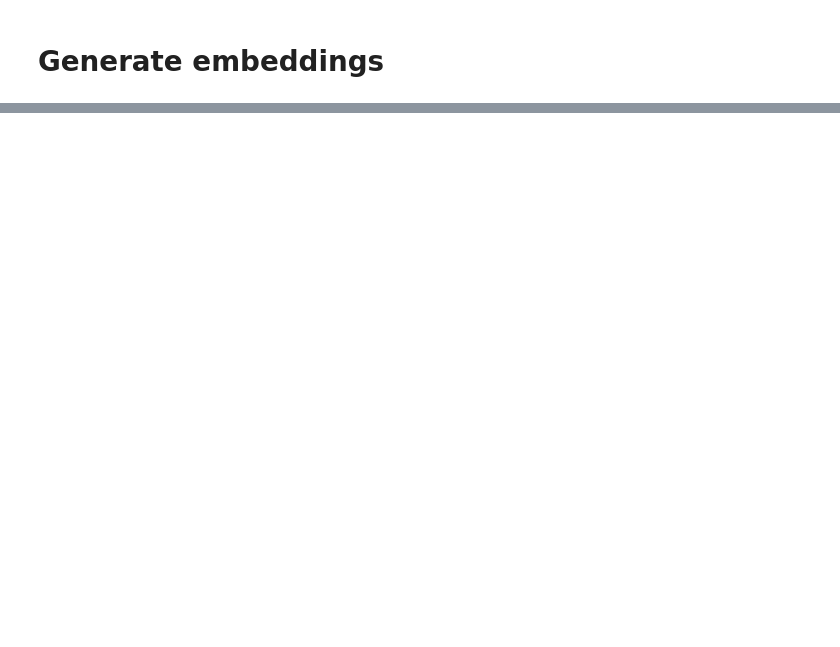
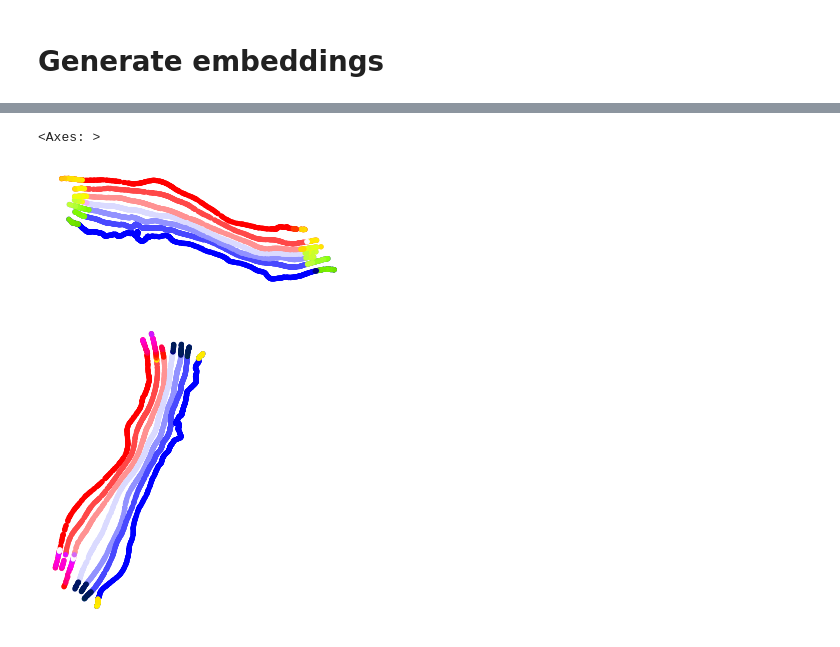
Before and after one commit to Mishne-Lab/pyRATS, a Jupyter notebook: examples/motor_cortex.ipynb, the cells around one changed output, grey strips where cells are left out. Saved outputs shown, nothing was run; the diff lists cells and outputs as text; code cells hidden in the pictures; blank space fills up the shorter version.

```diff
--- a/examples/motor_cortex.ipynb
+++ b/examples/motor_cortex.ipynb
@@ -95,0 +71,38 @@ vis.Visualize().global_embedding(
+# %%
+# colored by condition number with gluing instructions
+def f(x):
+    z = x.copy()
+    mask = x < 6
+    z[mask] -= 2
+    z[~mask] -= 1
+    return z
+
+tear_color_eig_inds = [1]
+color_of_pts_on_tear = model.compute_color_of_pts_on_tear(
+    y,
+    tear_color_eig_inds=tear_color_eig_inds,
+)
+
+mask_pos = cond_num>0
+vis.Visualize().global_embedding(
+    y[mask_pos], f(cond_num[mask_pos]),
+    color_of_pts_on_tear=color_of_pts_on_tear[mask_pos][:,tear_color_eig_inds] if color_of_pts_on_tear is not None else None,
+    cmap0='bwr',
+    cmap1='gist_ncar',
+    title='color='+str([1]),
+    figsize=(3,3)
+)
+
+mask_neg = cond_num<0
+vis.Visualize().global_embedding(
+    y[mask_neg], f(-cond_num[mask_neg]),
+    color_of_pts_on_tear=color_of_pts_on_tear[mask_neg][:,tear_color_eig_inds] if color_of_pts_on_tear is not None else None,
+    cmap0='bwr',
+    cmap1='gist_ncar',
+    title='color='+str([1]),
+    figsize=(3,3)
+)
+# %% [output]
+<Axes: >
+[figure, added]
+[figure, added]
```
Also changed, not shown: parts of 4 cells of this notebook, 2 other files.
